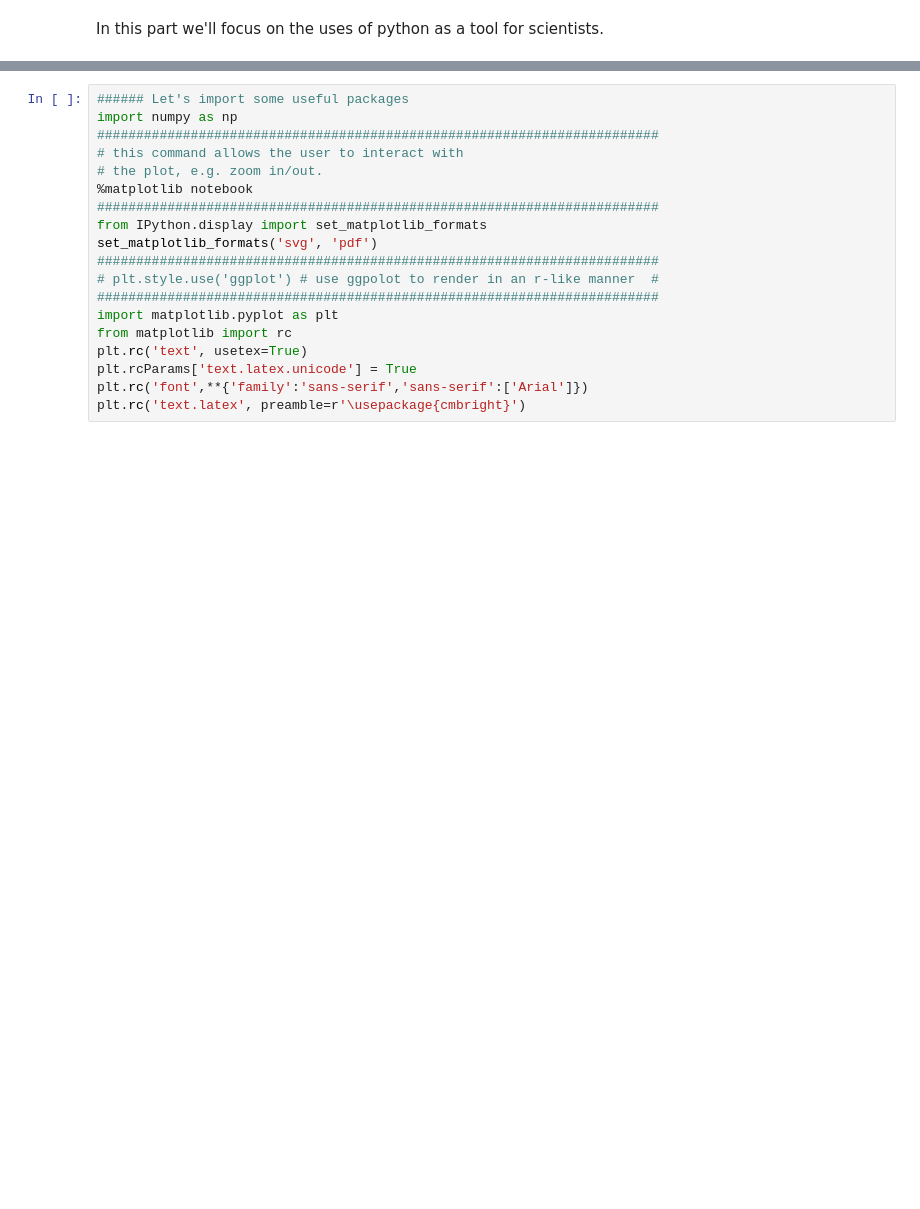
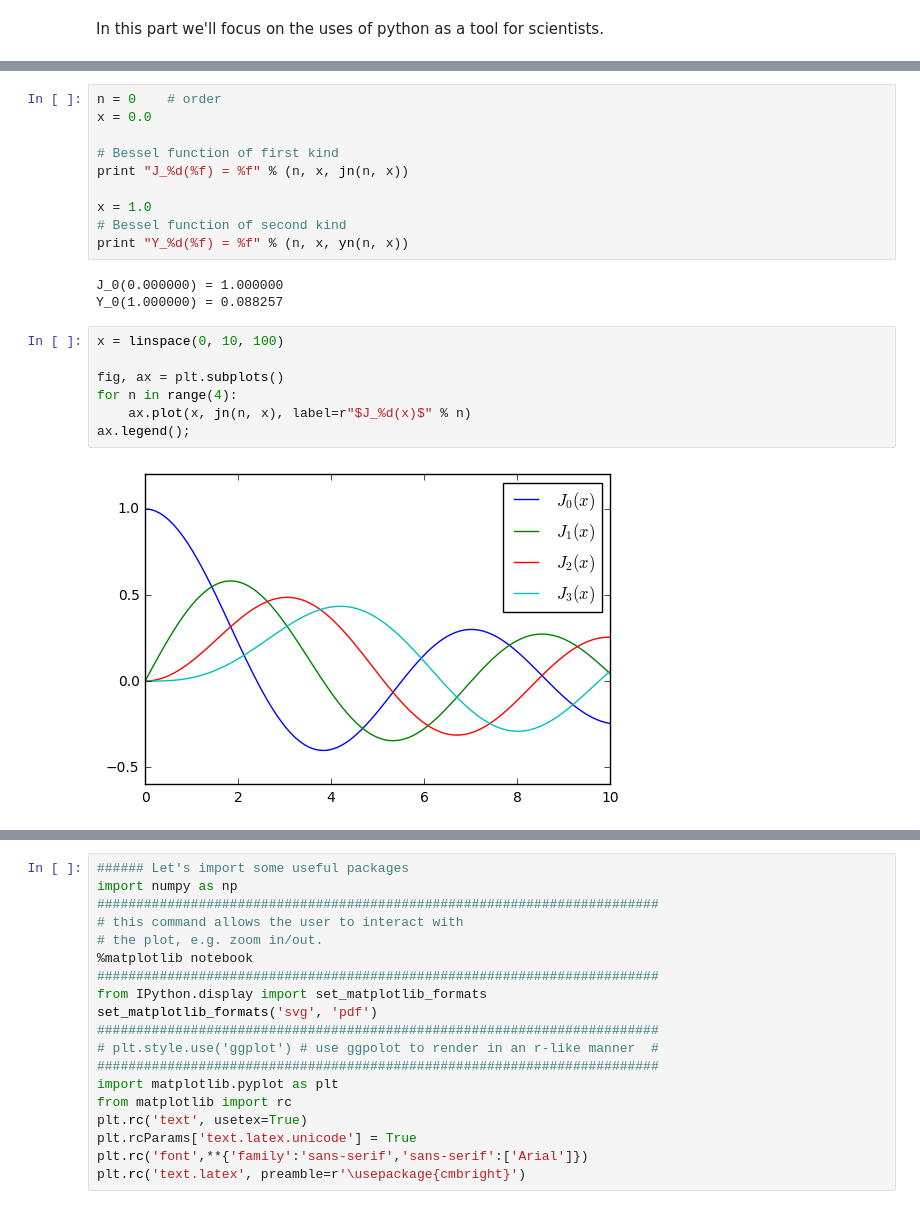
Before and after one commit to burbanom/PHENIX-lands-upon-Jupyter, a Jupyter notebook: scientific-python.ipynb, the cells around one changed output, grey strips where cells are left out. Saved outputs shown, nothing was run; the diff lists cells and outputs as text; blank space fills up the shorter version.

```diff
--- a/scientific-python.ipynb
+++ b/scientific-python.ipynb
@@ -8,0 +1289,22 @@ In this part we'll focus on the uses of python as a tool for scientists.
+# %%
+n = 0    # order
+x = 0.0
+
+# Bessel function of first kind
+print "J_%d(%f) = %f" % (n, x, jn(n, x))
+
+x = 1.0
+# Bessel function of second kind
+print "Y_%d(%f) = %f" % (n, x, yn(n, x))
+# %% [output]
+J_0(0.000000) = 1.000000
+Y_0(1.000000) = 0.088257
+# %%
+x = linspace(0, 10, 100)
+
+fig, ax = plt.subplots()
+for n in range(4):
+    ax.plot(x, jn(n, x), label=r"$J_%d(x)$" % n)
+ax.legend();
+# %% [output]
+[figure, added]
```
Also changed, not shown: parts of 449 cells of this notebook, 1 other file.
